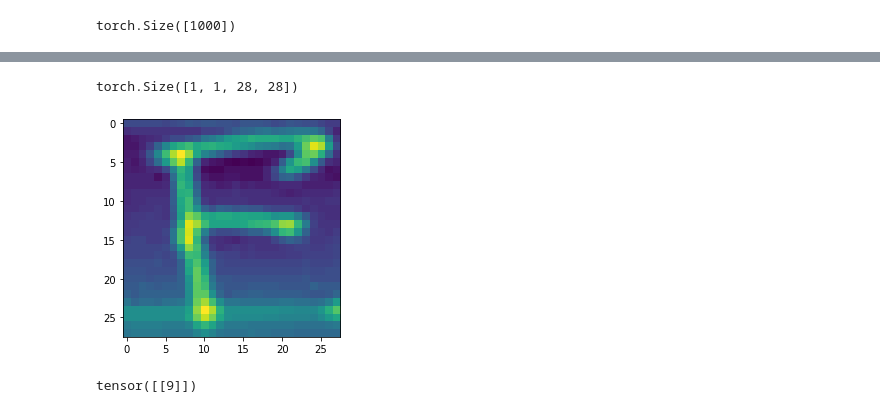
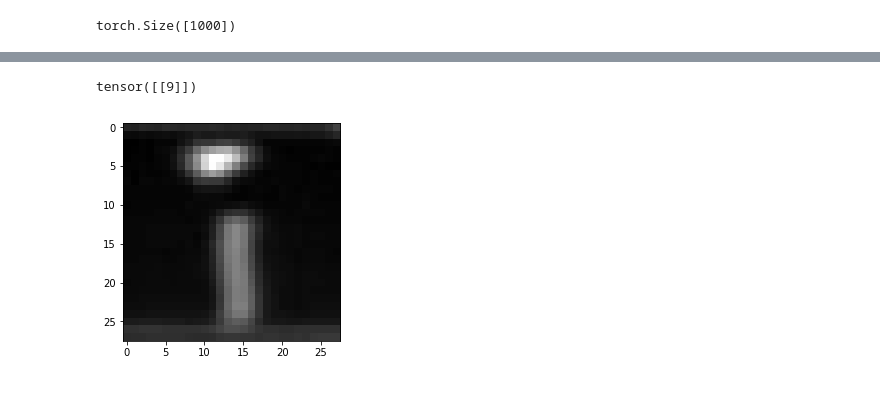
Before and after one commit to advaitkumar3107/ITSP, a Jupyter notebook: EMNIST pytorch.ipynb, the cells around one changed output, grey strips where cells are left out. Saved outputs shown, nothing was run; the diff lists cells and outputs as text; code cells hidden in the pictures.

```diff
--- a/EMNIST pytorch.ipynb
+++ b/EMNIST pytorch.ipynb
@@ -146,19 +166,24 @@ Test set: Avg. Loss: 0.2231, Accuracy: 19232/20800 (92%)
 # %%
 from PIL import Image
-imag = Image.open('image 4.jpeg')
-trans = torchvision.transforms.Compose([torchvision.transforms.Grayscale(num_output_channels = 1), torchvision.transforms.ToTensor(), torchvision.transforms.Normalize((0.1307,),(0.3081,))])
+import PIL
+filters = [PIL.Image.NEAREST, PIL.Image.BILINEAR, PIL.Image.BICUBIC,  PIL.Image.ANTIALIAS]
+grey_scale = False
+i = 0
+for filter in filters:
+    im = Image.open("i [photoutils.com].jpeg")
+    imag = im.resize((28, 28), filter)
+    if grey_scale is True:
+        imag = imag.convert('L')  # to resize image in gray scale
+    i = i + 1
+trans = torchvision.transforms.Compose([torchvision.transforms.Grayscale(num_output_channels = 1), torchvision.transforms.ToTensor(),])
 imag = trans(imag)
 imag = imag.resize_(1,28,28)
-imag = 1/(2e5+imag)
+imag = 1-imag
 imag = imag.unsqueeze(0)
-plt.imshow(imag[0][0])
-imag.shape
+plt.imshow(imag[0][0], cmap = 'gray')
+output = network(imag)
+predict = output.data.max(1, keepdim = True)[1]
+predict
 # %% [output]
-torch.Size([1, 1, 28, 28])
+tensor([[9]])
-[figure, old version]
+[figure, new version]
-# %%
-output = network(imag)
-prediction = output.data.max(1, keepdim = True)[1]
-prediction
-# %% [output]
-tensor([[9]])
```
Also changed, not shown: parts of 5 cells of this notebook.
